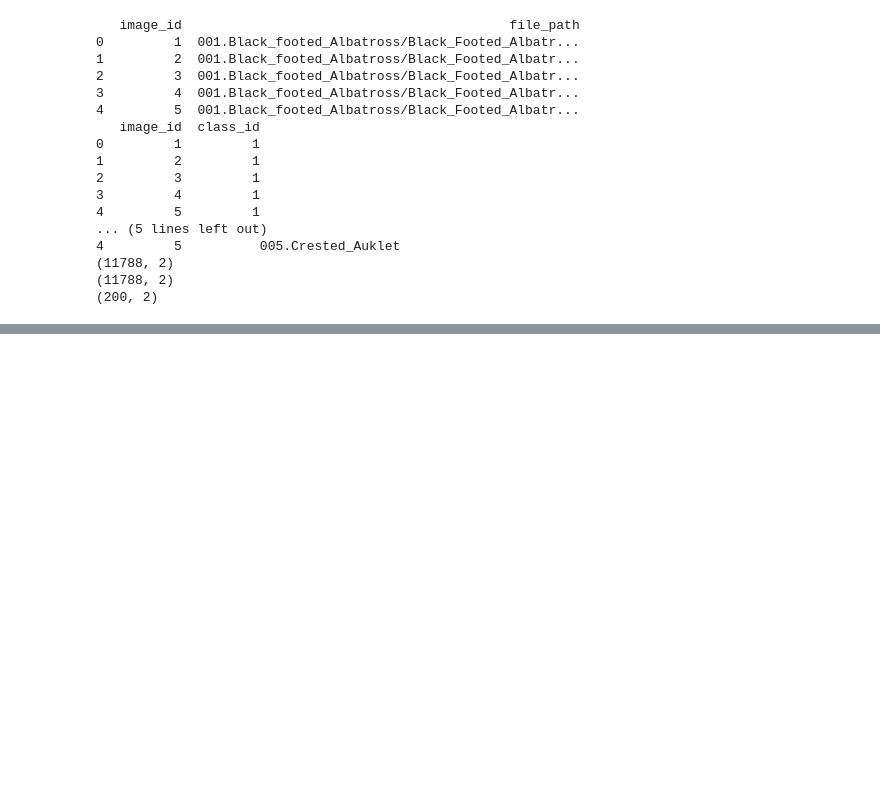
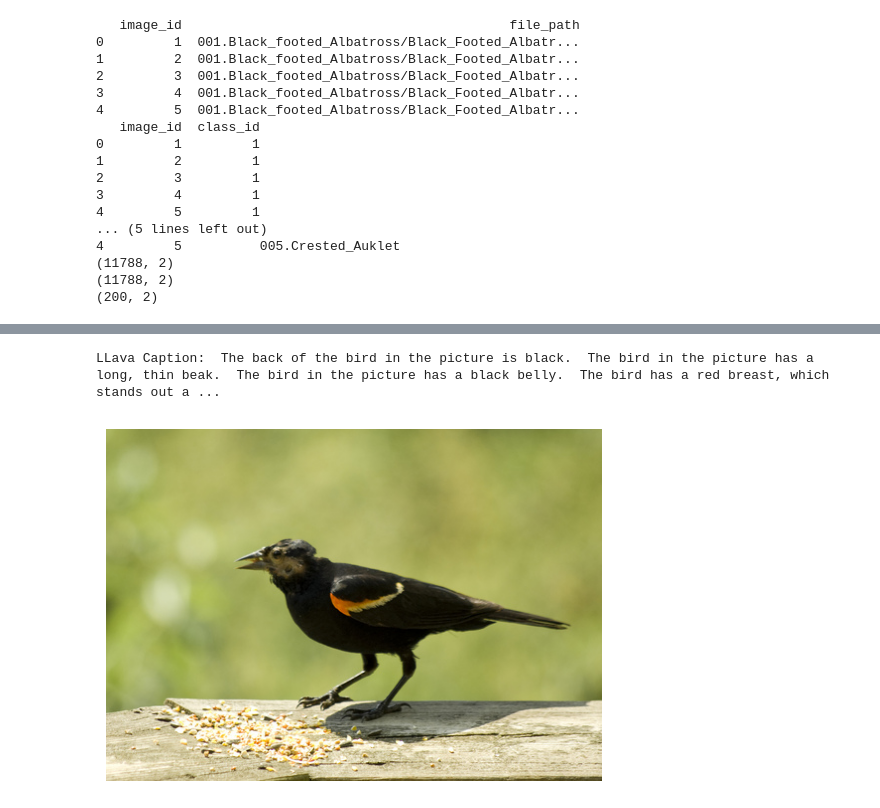
Before and after one commit to miretteamin/Bird-Species-Exploration-and-Retrieval, a Jupyter notebook: task2_llava.ipynb, the cells around one changed output, grey strips where cells are left out. Saved outputs shown, nothing was run; the diff lists cells and outputs as text; code cells hidden in the pictures; blank space fills up the shorter version.

```diff
--- a/task2_llava.ipynb
+++ b/task2_llava.ipynb
@@ -76,0 +158,11 @@ print("LLaVA Caption:", llava_caption)
+# %%
+# output = model.generate(**inputs, max_new_tokens=20)
+output = model.generate(**inputs, max_new_tokens=1000)
+generated_text = processor.batch_decode(output, skip_special_tokens=True)
+# for text in generated_text:
+#   print(text.split("ASSISTANT:")[-1])
+print(f'Prompt: {prompt}')
+print(f'LLava Caption: {generated_text[0].split("ASSISTANT:")[-1]}')
+plt.imshow(image)
+plt.axis('off')
+plt.show()
@@ -76,0 +210,15 @@ print("LLaVA Caption:", llava_caption)
+# %%
+generated_caption = []
+for i in range(len(prompts)):
+    inputs = processor(text=prompts[i], images=[image], padding=True, return_tensors="pt").to("cuda")
+    output = model.generate(**inputs, max_new_tokens=1000)
+    generated_text = processor.batch_decode(output, skip_special_tokens=True)
+    for text in generated_text:
+      generated_caption.append(text.split("ASSISTANT:")[-1])
+print(f'LLava Caption: {" ".join(generated_caption)}')
+plt.imshow(image)
+plt.axis('off')
+plt.show()
+# %% [output]
+LLava Caption:  The back of the bird in the picture is black.  The bird in the picture has a long, thin beak.  The bird in the picture has a black belly.  The bird has a red breast, which stands out a ...
+[figure, added]
```
Also changed, not shown: parts of 24 cells of this notebook.
